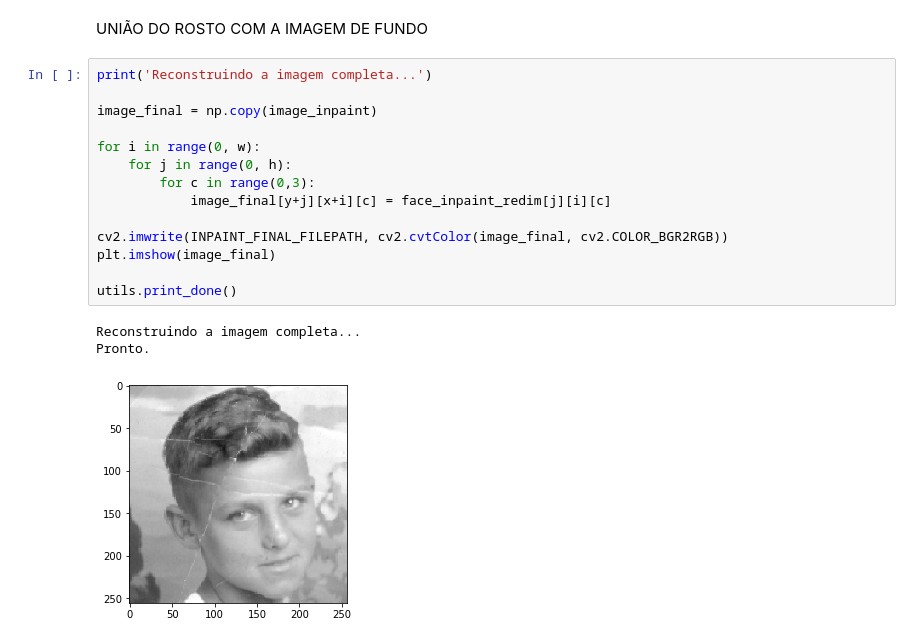
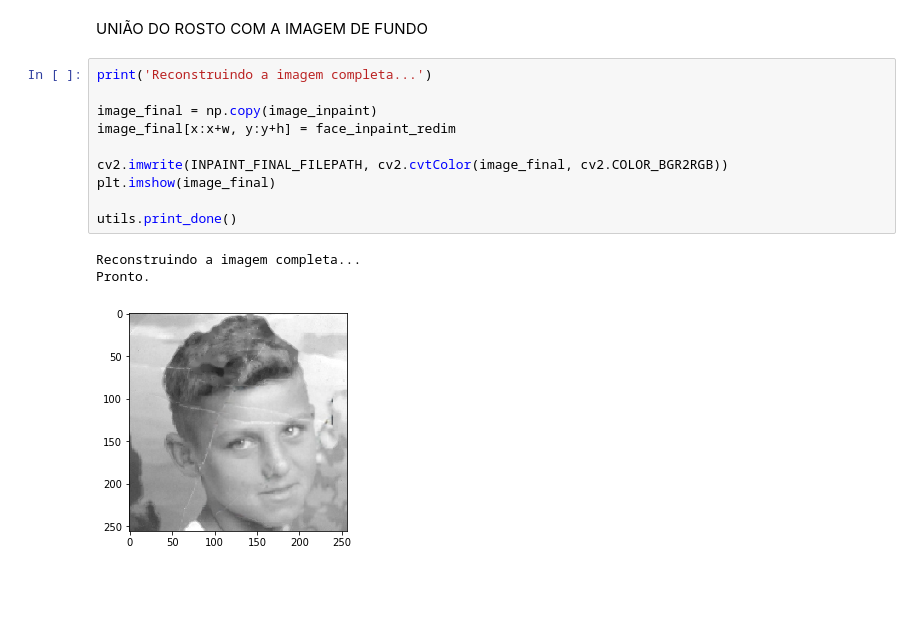
Before and after one commit to izabel-ferrari/projeto-formatura-poli, a Jupyter notebook: Inpaint.ipynb, the cells around one changed output. Cells and saved outputs as stored; diff of their text form; blank space fills up the shorter version.

```diff
--- a/Inpaint.ipynb
+++ b/Inpaint.ipynb
@@ -198,18 +198,14 @@ UNIÃO DO ROSTO COM A IMAGEM DE FUNDO
 # %%
 print('Reconstruindo a imagem completa...')
 
 image_final = np.copy(image_inpaint)
-
-for i in range(0, w):
-    for j in range(0, h):
-        for c in range(0,3):
-            image_final[y+j][x+i][c] = face_inpaint_redim[j][i][c]
+image_final[x:x+w, y:y+h] = face_inpaint_redim
 
 cv2.imwrite(INPAINT_FINAL_FILEPATH, cv2.cvtColor(image_final, cv2.COLOR_BGR2RGB))
 plt.imshow(image_final)
 
 utils.print_done()
 # %% [output]
 Reconstruindo a imagem completa...
 Pronto.
-[figure, old version]
+[figure, new version]
```
Also changed, not shown: parts of 6 cells of this notebook, 1 other file.
